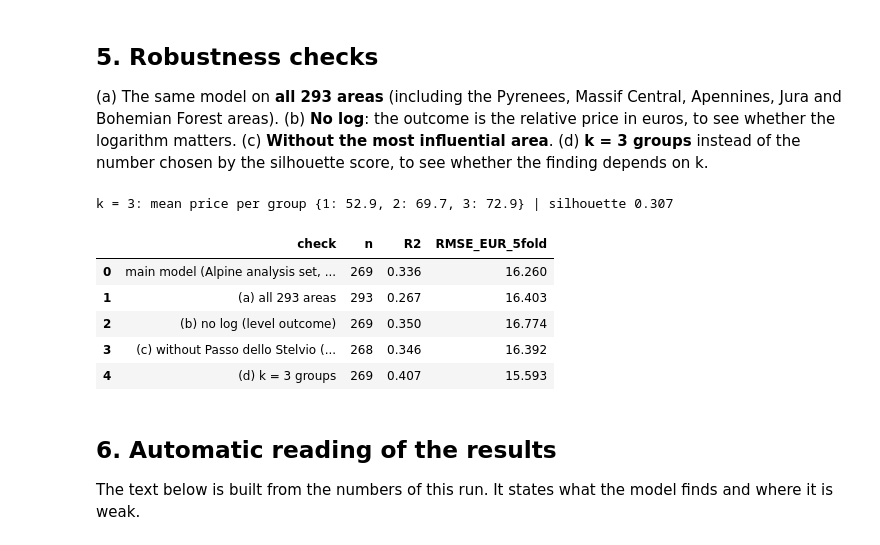
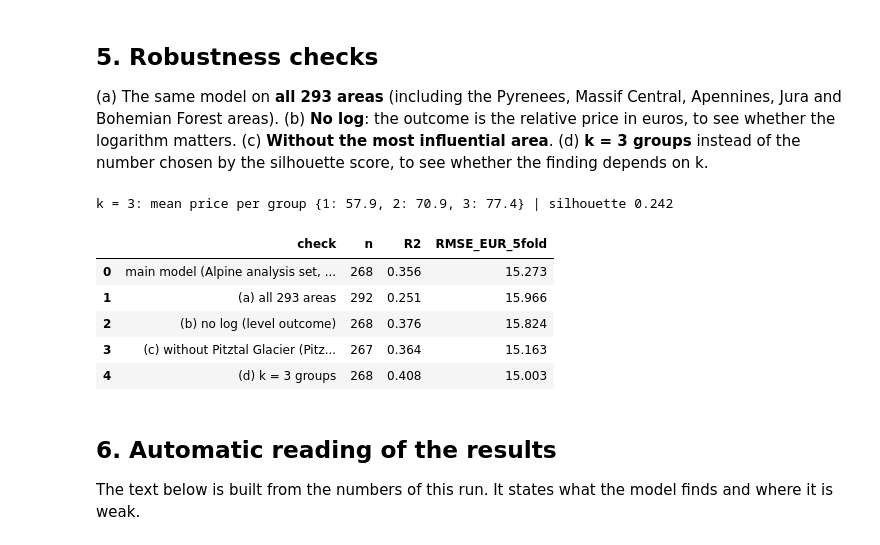
Before and after one commit to lucaricco12/sci-alpi, a Jupyter notebook: notebooks/07_clustering_and_regression.ipynb, the cells around one changed output. Drawn from its saved outputs; the diff is of its cells as text; code cells hidden in the pictures.

```diff
--- a/notebooks/07_clustering_and_regression.ipynb
+++ b/notebooks/07_clustering_and_regression.ipynb
@@ -108,7 +108,8 @@ No validated snow-risk table in the database: the climate variable is not in the
 # %%
 feature_names = ["elevation_top_m", "vertical_drop_m", "rating_stars"]
 excluded = []
-if (df["slope_status"] == "reparsed").all():
+df.loc[df["slope_status"] != "reparsed", "slope_km"] = np.nan   # an unverified slope length is never used
+if (df["slope_status"] == "reparsed").mean() >= 0.95:
     feature_names.append("slope_km")
 else:
     excluded.append("slope_km (not verified)")
@@ -122,6 +123,12 @@ else:
     excluded.append("hotels_4_5_star_10km (not measured)")
 
 assert not any(name in feature_names for name in ["price_day_eur", "price_relative", "y", "lost_snow_days", "country"])
+# An area without a verified value for a feature cannot be placed in the groups: it is left out and named, never filled in.
+incomplete = df[df[feature_names].isna().any(axis=1)]
+LEFT_OUT = incomplete["resort_id"].tolist()
+if LEFT_OUT:
+    print("Left out of K-means and regression because a feature is missing (not verified):", LEFT_OUT)
+    df = df.drop(incomplete.index).reset_index(drop=True)
 print("Features used for K-means:", feature_names)
 print("Excluded until verified:  ", excluded if excluded else "none")
 
@@ -374,6 +382,7 @@ d_all["pli_2024"] = d_all["country"].map(pli)
 d_all["y"] = np.log(d_all["price_day_eur"] / (d_all["pli_2024"] / 100))
 d_all["log_dist_nearest_city"] = np.log(d_all["dist_nearest_city_km"])
 d_all["base_elev_100m"] = d_all["elevation_base_m"] / 100
+d_all = d_all.dropna(subset=feature_names).reset_index(drop=True)   # same rule as the main model: no value is filled in
 Za = StandardScaler().fit_transform(d_all[feature_names].astype(float))
 d_all["cluster"] = KMeans(n_clusters=K, n_init=50, random_state=SEED).fit(Za).labels_
 rank_all = d_all.assign(s=Za.mean(axis=1)).groupby("cluster")["s"].mean().sort_values().index.tolist()
@@ -389,39 +398,39 @@ kf = KFold(n_splits=5, shuffle=True, random_state=SEED)
 pred = np.zeros(len(df))
 for tr, te in kf.split(Xb):
     pred[te] = LinearRegression().fit(Xb.iloc[tr], df["price_relative"].iloc[tr]).predict(Xb.iloc[te])
 rmse_b = np.sqrt(np.mean((df["price_day_eur"] - pred * df["pli_2024"] / 100) ** 2))
 rob.append({"check": "(b) no log (level outcome)", "n": len(df), "R2": fit_b.rsquared, "RMSE_EUR_5fold": rmse_b})
 
 # (c) without the most influential area
 drop_name = cook.index[0]
 d_c = df[df["resort_name"] != drop_name]
 cmp_c, _ = evaluate(d_c)
 r_c = cmp_c[cmp_c["model"] == main_name].iloc[0]
 rob.append({"check": f"(c) without {drop_name[:40]}", "n": len(d_c), "R2": r_c["R2"], "RMSE_EUR_5fold": r_c["RMSE_EUR_5fold"]})
 
 # (d) three groups instead of the silhouette choice
 km3 = KMeans(n_clusters=3, n_init=50, random_state=SEED).fit(Z)
 order3 = pd.Series(Z.mean(axis=1)).groupby(km3.labels_).mean().sort_values().index.tolist()
 d3 = df.copy()
 d3["cluster"] = pd.Series(km3.labels_).map({o: i + 1 for i, o in enumerate(order3)}).to_numpy()
 cmp3, fits3 = evaluate(d3)
 r3 = cmp3[cmp3["model"] == main_name].iloc[0]
 rob.append({"check": "(d) k = 3 groups", "n": len(d3), "R2": r3["R2"], "RMSE_EUR_5fold": r3["RMSE_EUR_5fold"]})
 price_k3 = d3.groupby("cluster")["price_day_eur"].mean().round(1)
 print("k = 3: mean price per group", price_k3.to_dict(), "| silhouette", round(silhouette_score(Z, km3.labels_), 3))
 
 main_row = comparison[comparison["model"] == main_name].iloc[0]
 rob.insert(0, {"check": "main model (Alpine analysis set, log)", "n": len(df), "R2": main_row["R2"], "RMSE_EUR_5fold": main_row["RMSE_EUR_5fold"]})
 robust = pd.DataFrame(rob)
 robust.round(3)
 # %% [output]
-k = 3: mean price per group {1: 52.9, 2: 69.7, 3: 72.9} | silhouette 0.307
+k = 3: mean price per group {1: 57.9, 2: 70.9, 3: 77.4} | silhouette 0.242
 |  | check | n | R2 | RMSE_EUR_5fold |
-| 0 | main model (Alpine analysis set, ... | 269 | 0.336 | 16.260 |
-| 1 | (a) all 293 areas | 293 | 0.267 | 16.403 |
-| 2 | (b) no log (level outcome) | 269 | 0.350 | 16.774 |
-| 3 | (c) without Passo dello Stelvio (... | 268 | 0.346 | 16.392 |
-| 4 | (d) k = 3 groups | 269 | 0.407 | 15.593 |
+| 0 | main model (Alpine analysis set, ... | 268 | 0.356 | 15.273 |
+| 1 | (a) all 293 areas | 292 | 0.251 | 15.966 |
+| 2 | (b) no log (level outcome) | 268 | 0.376 | 15.824 |
+| 3 | (c) without Pitztal Glacier (Pitz... | 267 | 0.364 | 15.163 |
+| 4 | (d) k = 3 groups | 268 | 0.408 | 15.003 |
 # %% [markdown]
 ## 6. Automatic reading of the results
 
```
Also changed, not shown: parts of 11 cells of this notebook, 21 other files.
